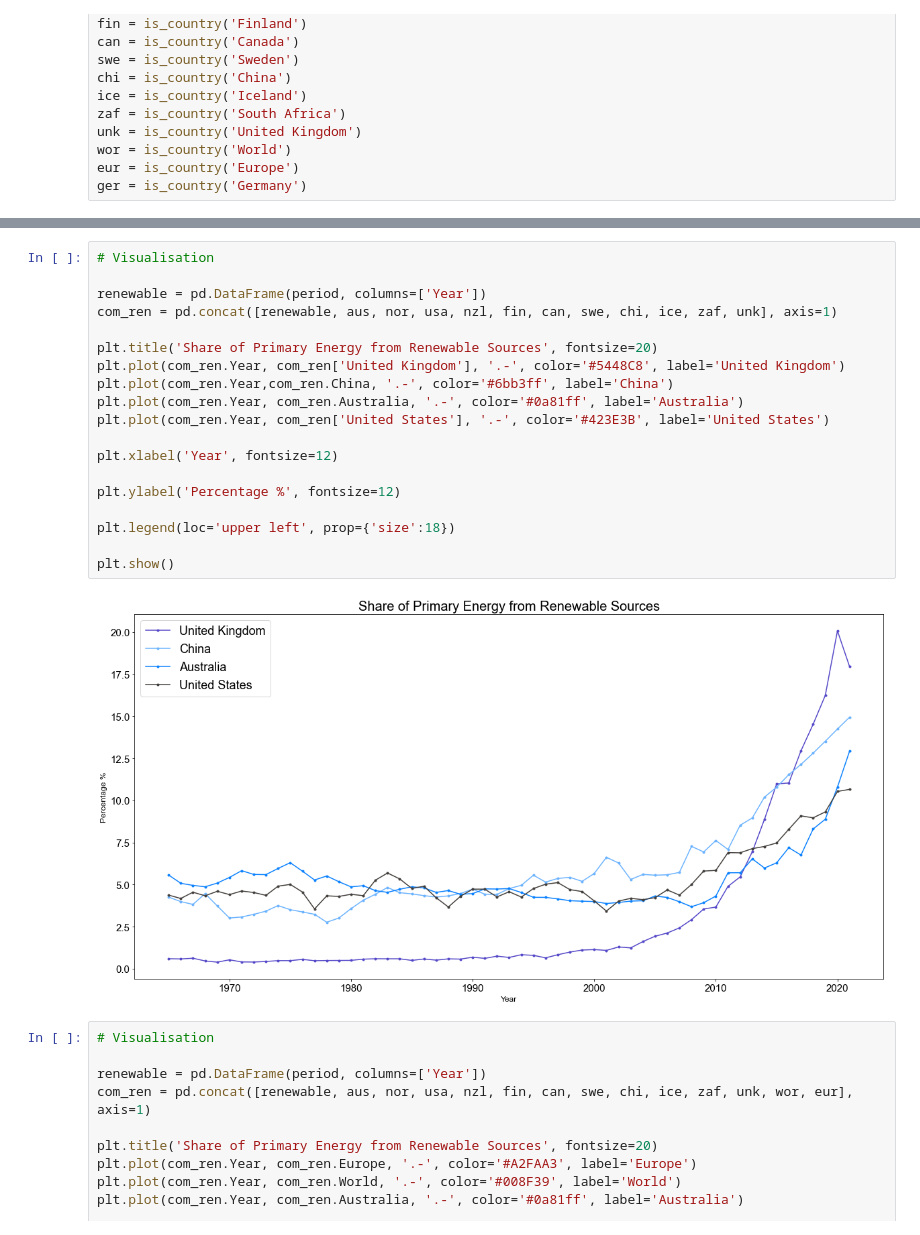
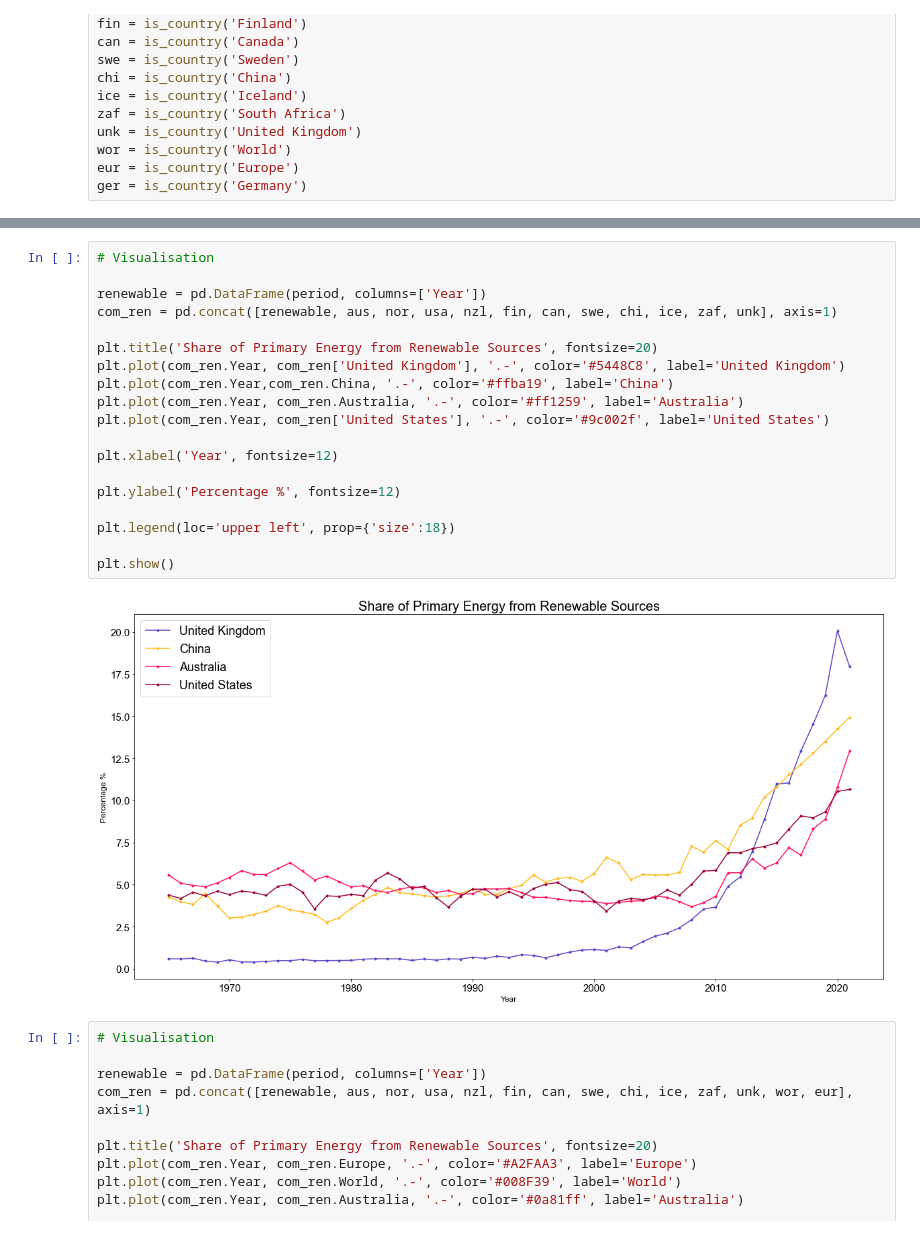
Before and after one commit to aaroln/ev, a Jupyter notebook: presentation.ipynb, the cells around one changed output, grey strips where cells are left out. Cells and saved outputs as stored; diff of their text form.

```diff
--- a/presentation.ipynb
+++ b/presentation.ipynb
@@ -353,24 +353,24 @@ plt.show()
 # %%
 # Visualisation
 
 renewable = pd.DataFrame(period, columns=['Year'])
 com_ren = pd.concat([renewable, aus, nor, usa, nzl, fin, can, swe, chi, ice, zaf, unk], axis=1)
 
 plt.title('Share of Primary Energy from Renewable Sources', fontsize=20)
 plt.plot(com_ren.Year, com_ren['United Kingdom'], '.-', color='#5448C8', label='United Kingdom')
-plt.plot(com_ren.Year,com_ren.China, '.-', color='#6bb3ff', label='China')
-plt.plot(com_ren.Year, com_ren.Australia, '.-', color='#0a81ff', label='Australia')
-plt.plot(com_ren.Year, com_ren['United States'], '.-', color='#423E3B', label='United States')
+plt.plot(com_ren.Year,com_ren.China, '.-', color='#ffba19', label='China')
+plt.plot(com_ren.Year, com_ren.Australia, '.-', color='#ff1259', label='Australia')
+plt.plot(com_ren.Year, com_ren['United States'], '.-', color='#9c002f', label='United States')
 
 plt.xlabel('Year', fontsize=12)
 
 plt.ylabel('Percentage %', fontsize=12)
 
 plt.legend(loc='upper left', prop={'size':18})
 
 plt.show()
 # %% [output]
-[figure, old version]
+[figure, new version]
 # %%
 # Visualisation
 
```
Also changed, not shown: parts of 1 cell of this notebook.
